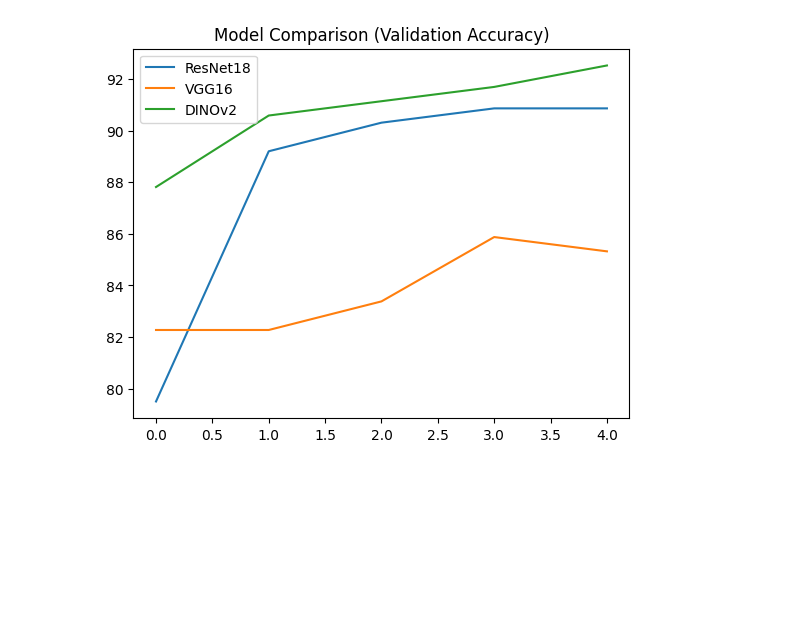
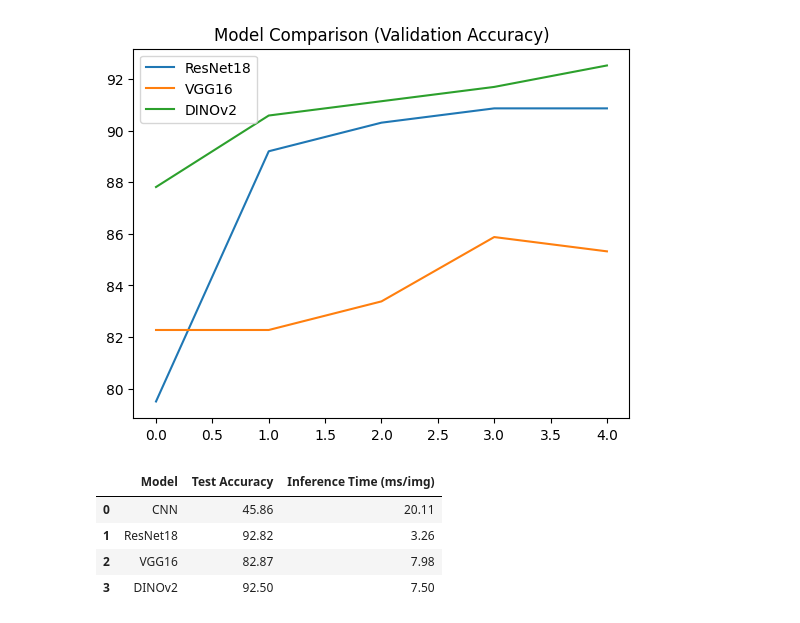
Before and after one commit to harshitxjangam/Imageclass_DL, a Jupyter notebook: notebooks/HW1_MusicInstrument_Classification.ipynb, the cells around one changed output. Drawn from its saved outputs; the diff is of its cells as text; code cells hidden in the pictures; blank space fills up the shorter version.

```diff
--- a/notebooks/HW1_MusicInstrument_Classification.ipynb
+++ b/notebooks/HW1_MusicInstrument_Classification.ipynb
@@ -337,0 +401,13 @@ Test Accuracy: 93.92 %
+# %%
+import pandas as pd
+pd.DataFrame({
+    "Model":["CNN","ResNet18","VGG16","DINOv2"],
+    "Test Accuracy":[45.86,92.82,82.87,92.5],
+    "Inference Time (ms/img)":[20.11,3.26,7.98,7.5]
+})
+# %% [output]
+|  | Model | Test Accuracy | Inference Time (ms/img) |
+| 0 | CNN | 45.86 | 20.11 |
+| 1 | ResNet18 | 92.82 | 3.26 |
+| 2 | VGG16 | 82.87 | 7.98 |
+| 3 | DINOv2 | 92.50 | 7.50 |
```
Also changed, not shown: parts of 42 cells of this notebook.
